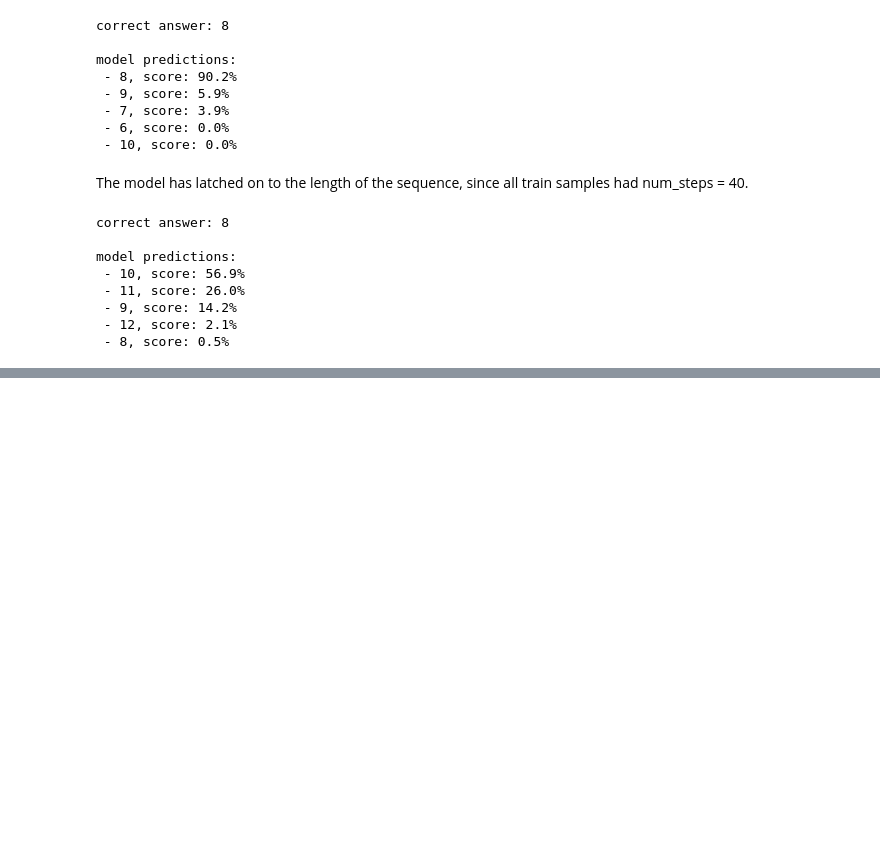
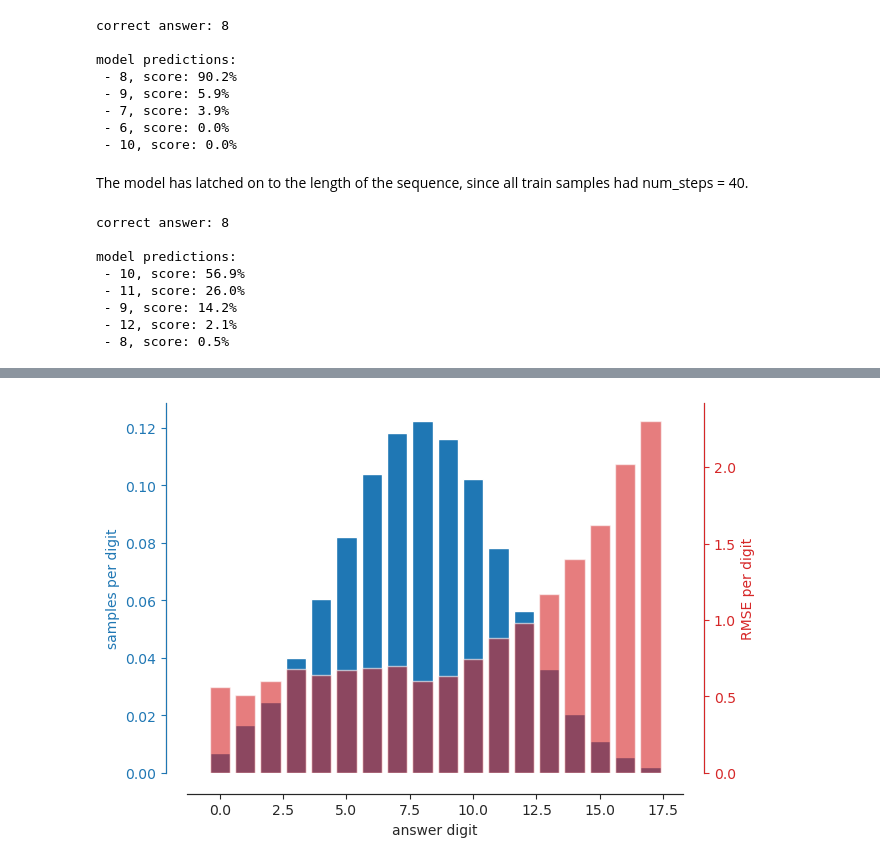
Before and after one commit to golkar/microcosm, a Jupyter notebook: xslorenz_results/mroberta_baseline/xslorenz_mroberta_results_chkpt500000.ipynb, the cells around one changed output, grey strips where cells are left out. Saved outputs shown, nothing was run; the diff lists cells and outputs as text; code cells hidden in the pictures; blank space fills up the shorter version.

```diff
--- a/xslorenz_mroberta_results_chkpt500000.ipynb
+++ b/xslorenz_results/mroberta_baseline/xslorenz_mroberta_results_chkpt500000.ipynb
@@ -505,0 +641,19 @@ model predictions:
+# %%
+plt.bar(range(18), [(np.abs(anss - digit)<= 0.5).sum()/len(anss) for digit in range(18)])
+plt.xlabel("answer digit")
+plt.ylabel("samples per digit", color="tab:blue")
+# change the color of the left axis to tab:blue
+plt.gca().tick_params(axis='y', colors='tab:blue')
+
+ax2 = plt.twinx()
+ax2.bar(range(18), [np.sqrt(((anss[np.abs(anss - digit)<= 0.5] - preds[np.abs(anss - digit)<= 0.5])**2).mean()) for digit in range(18)], alpha=0.6, color="tab:red")
+ax2.set_ylabel("RMSE per digit", color="tab:red")
+ax2.tick_params(axis='y', colors='tab:red')
+ax2.spines["right"].set_color("tab:red")
+
+plt.gca().spines["left"].set_color("tab:blue")
+
+# sns despine the top axis only
+sns.despine(offset=15, top=True, right=False, left=False, bottom=False)
+# %% [output]
+[figure, added]
```
Also changed, not shown: parts of 14 cells of this notebook, 38 other files.
